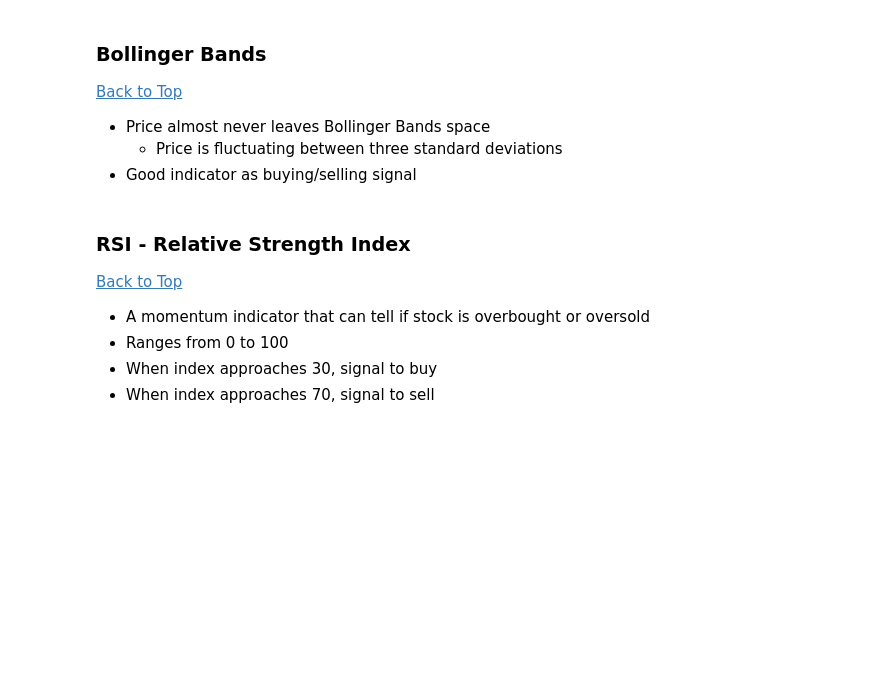
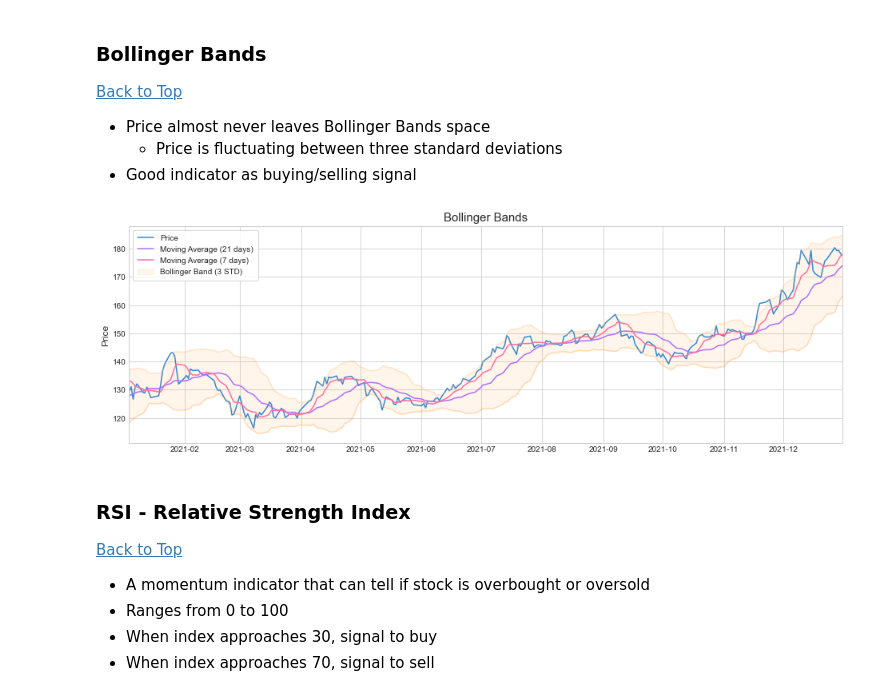
Before and after one commit to ruby-han/Quantitative_Trading_Strategy, a Jupyter notebook: quant_trade_strategy.ipynb, the cells around one changed output. Saved outputs shown, nothing was run; the diff lists cells and outputs as text; code cells hidden in the pictures; blank space fills up the shorter version.

```diff
--- a/quant_trade_strategy.ipynb
+++ b/quant_trade_strategy.ipynb
@@ -239,7 +368,9 @@ def bollinger_bands_plot(stock, std=3):
     plt.xlim([stock.index.min(), stock.index.max()])
     plt.show()
 # %%
-bollinger_bands_plot(apple_df.loc['2020':'2020'])
+bollinger_bands_plot(apple_df.loc['2021':'2021'])
+# %% [output]
+[figure, added]
 # %% [markdown]
 ### RSI - Relative Strength Index <a id = 3.3> </a>
 [Back to Top](#0)
```
Also changed, not shown: parts of 60 cells of this notebook, 18 other files.
